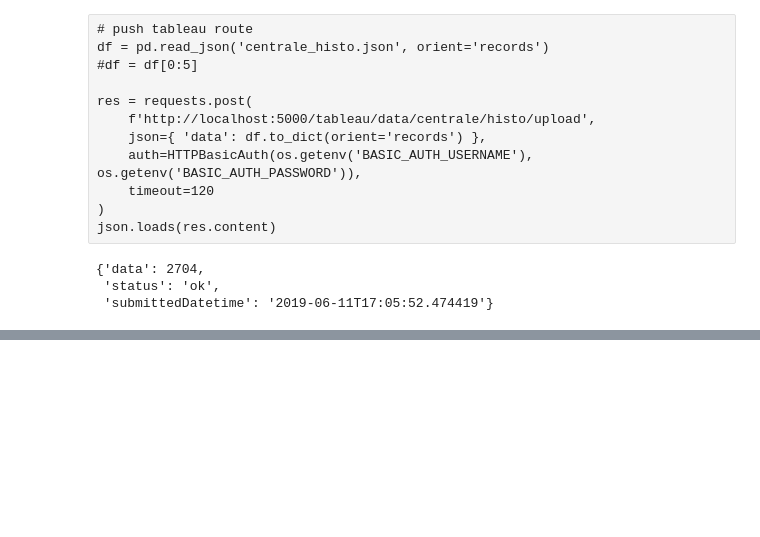
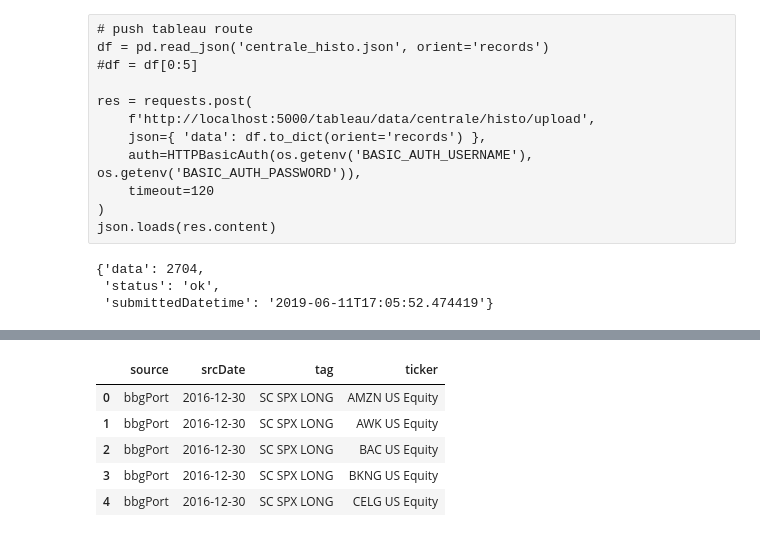
Before and after one commit to stouff-capital/com-stouffcapital-tableau, a Jupyter notebook: tests.ipynb, the cells around one changed output, grey strips where cells are left out. Saved outputs shown, nothing was run; the diff lists cells and outputs as text; code cells hidden in the pictures; blank space fills up the shorter version.

```diff
--- a/tests.ipynb
+++ b/tests.ipynb
@@ -190,0 +210,10 @@ json.loads(res.content)
+# %%
+df_tag_histo['srcDate'] = pd.to_datetime(df_tag_histo['srcDate'], format='%Y-%m-%d')
+df_tag_histo.head()
+# %% [output]
+|  | source | srcDate | tag | ticker |
+| 0 | bbgPort | 2016-12-30 | SC SPX LONG | AMZN US Equity |
+| 1 | bbgPort | 2016-12-30 | SC SPX LONG | AWK US Equity |
+| 2 | bbgPort | 2016-12-30 | SC SPX LONG | BAC US Equity |
+| 3 | bbgPort | 2016-12-30 | SC SPX LONG | BKNG US Equity |
+| 4 | bbgPort | 2016-12-30 | SC SPX LONG | CELG US Equity |
```
Also changed, not shown: parts of 6 cells of this notebook, 1 other file.
